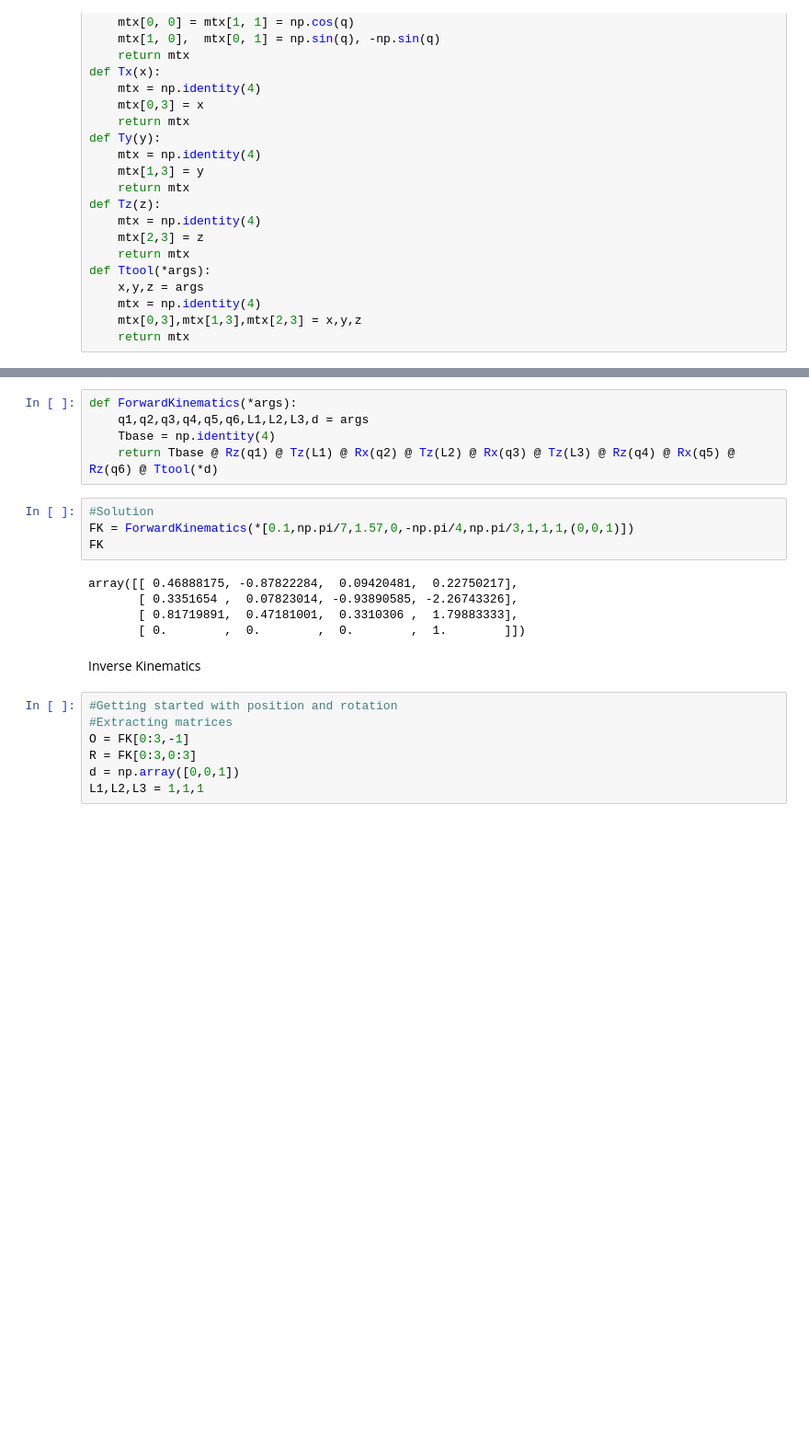
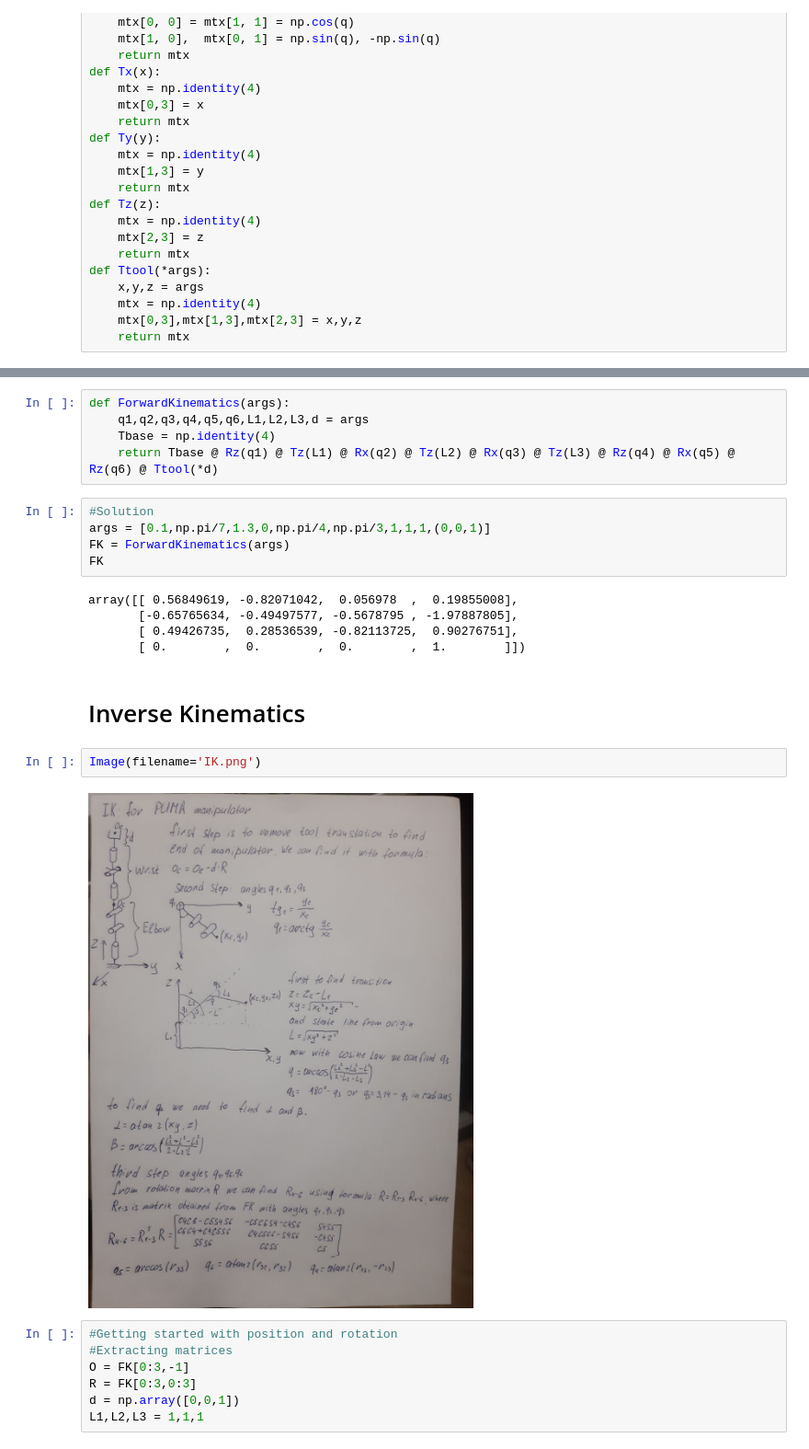
Before and after one commit to olegogogo/Innopolis_assignments, a Jupyter notebook: DinNLRS/Assignment1/main.ipynb, the cells around one changed output, grey strips where cells are left out. Shown: that part at 92% size. Saved outputs shown, nothing was run; the diff lists cells and outputs as text; blank space fills up the shorter version.

```diff
--- a/DinNLRS/Assignment1/main.ipynb
+++ b/DinNLRS/Assignment1/main.ipynb
@@ -51,19 +51,24 @@ Image(filename='Forward Kinematics.png')
 # %%
-def ForwardKinematics(*args):
+def ForwardKinematics(args):
     q1,q2,q3,q4,q5,q6,L1,L2,L3,d = args
     Tbase = np.identity(4)
     return Tbase @ Rz(q1) @ Tz(L1) @ Rx(q2) @ Tz(L2) @ Rx(q3) @ Tz(L3) @ Rz(q4) @ Rx(q5) @ Rz(q6) @ Ttool(*d)
 # %%
 #Solution
-FK = ForwardKinematics(*[0.1,np.pi/7,1.57,0,-np.pi/4,np.pi/3,1,1,1,(0,0,1)])
+args = [0.1,np.pi/7,1.3,0,np.pi/4,np.pi/3,1,1,1,(0,0,1)]
+FK = ForwardKinematics(args)
 FK
 # %% [output]
-array([[ 0.46888175, -0.87822284,  0.09420481,  0.22750217],
-       [ 0.3351654 ,  0.07823014, -0.93890585, -2.26743326],
-       [ 0.81719891,  0.47181001,  0.3310306 ,  1.79883333],
+array([[ 0.56849619, -0.82071042,  0.056978  ,  0.19855008],
+       [-0.65765634, -0.49497577, -0.5678795 , -1.97887805],
+       [ 0.49426735,  0.28536539, -0.82113725,  0.90276751],
        [ 0.        ,  0.        ,  0.        ,  1.        ]])
-# %% [markdown]
-Inverse Kinematics
+# %% [markdown]
+# Inverse Kinematics
+# %%
+Image(filename='IK.png')
+# %% [output]
+[figure, added]
 # %%
 #Getting started with position and rotation
 #Extracting matrices
```
Also changed, not shown: parts of 17 cells of this notebook, 17 other files.
